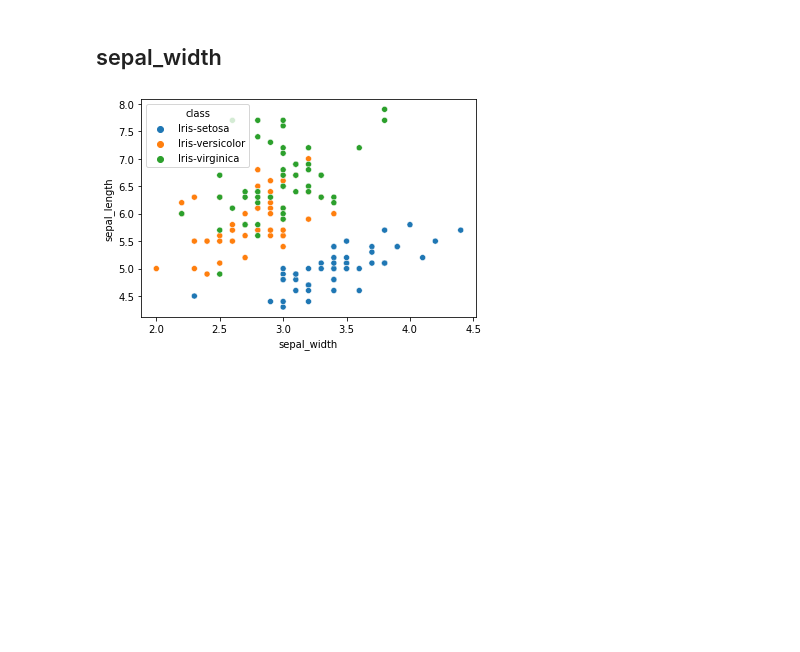
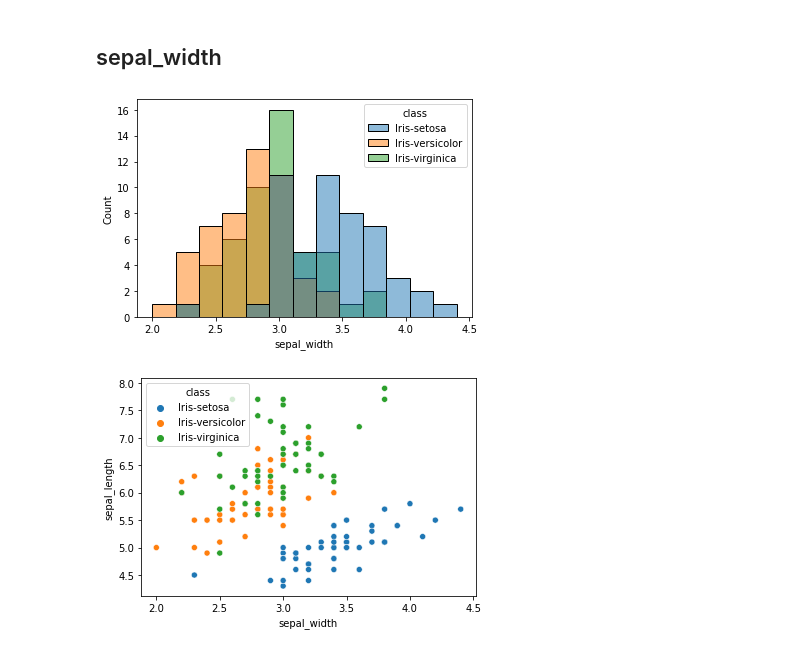
Before and after one commit to Sivaranjith1/iris_classification, a Jupyter notebook: EDA.ipynb, the cells around one changed output. Drawn from its saved outputs; the diff is of its cells as text; code cells hidden in the pictures; blank space fills up the shorter version.

```diff
--- a/EDA.ipynb
+++ b/EDA.ipynb
@@ -53,8 +53,16 @@ It might be therefore intresting to see if there is a linear seperation using se
 def scattor_plot_against_class(x_data, y_data):
     sn.scatterplot(x=data[x_data], y=data[y_data], hue=data["class"])
     plt.show()
+# %%
+def hist_plot_against_class(x_label):
+    sn.histplot(data,x=x_label, hue="class")
+    plt.show()
 # %% [markdown]
 ## sepal_width
+# %%
+hist_plot_against_class("sepal_width")
+# %% [output]
+[figure, added]
 # %%
 scattor_plot_against_class("sepal_width", "sepal_length")
 # %% [output]
```
Also changed, not shown: parts of 5 cells of this notebook.
